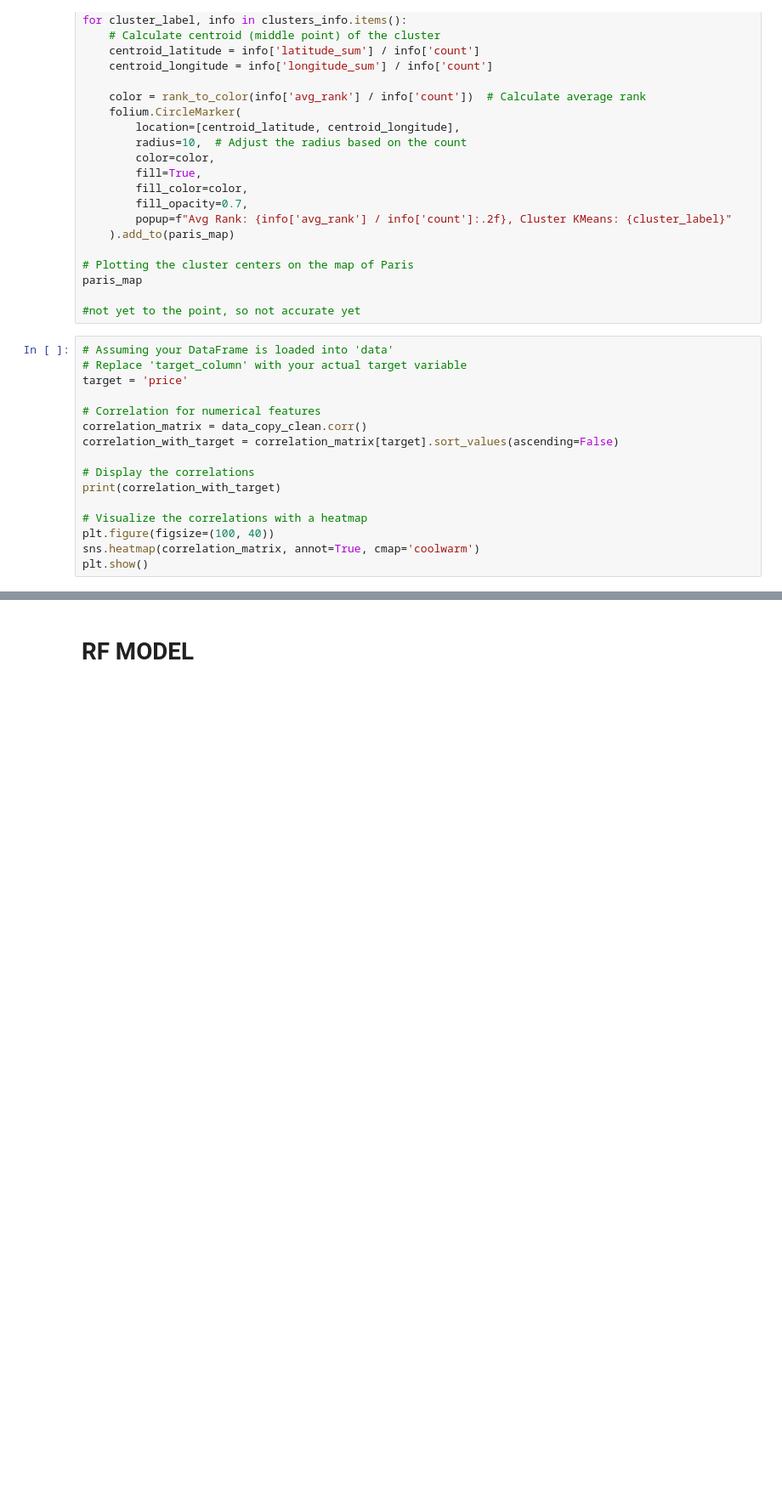
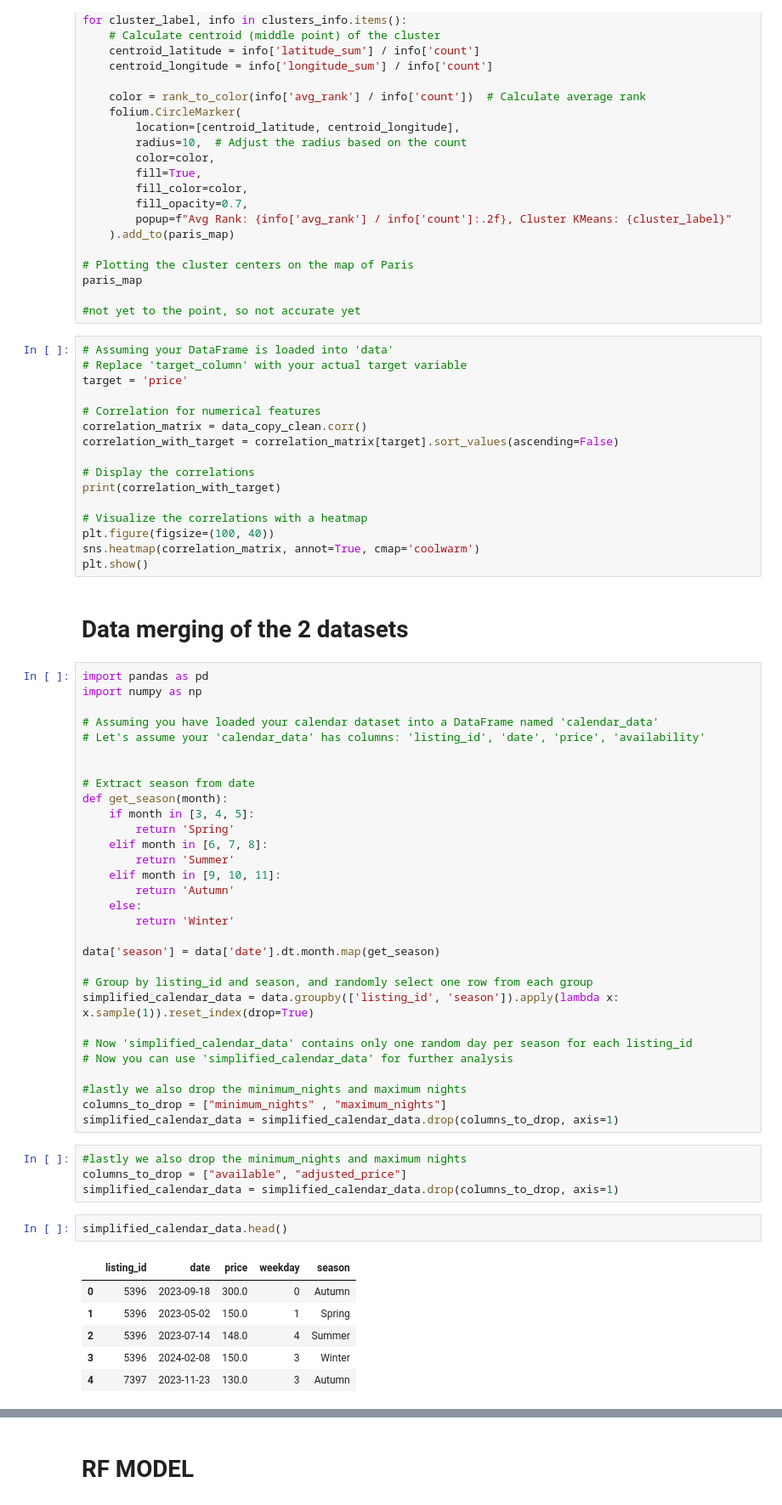
Before and after one commit to AntonSpeleers/Airbnb_Spatiotemporal_Analysis, a Jupyter notebook: main_notebook.ipynb, the cells around one changed output, grey strips where cells are left out. Shown at 85% size. Cells and saved outputs as stored; diff of their text form; blank space fills up the shorter version.

Commit message:
New dataset

```diff
--- a/main_notebook.ipynb
+++ b/main_notebook.ipynb
@@ -1298,3 +1249,48 @@ print(correlation_with_target)
 plt.figure(figsize=(100, 40))
 sns.heatmap(correlation_matrix, annot=True, cmap='coolwarm')
 plt.show()
+# %% [markdown]
+# Data merging of the 2 datasets
+# %%
+import pandas as pd
+import numpy as np
+
+# Assuming you have loaded your calendar dataset into a DataFrame named 'calendar_data'
+# Let's assume your 'calendar_data' has columns: 'listing_id', 'date', 'price', 'availability'
+
+
+# Extract season from date
+def get_season(month):
+    if month in [3, 4, 5]:
+        return 'Spring'
+    elif month in [6, 7, 8]:
+        return 'Summer'
+    elif month in [9, 10, 11]:
+        return 'Autumn'
+    else:
+        return 'Winter'
+
+data['season'] = data['date'].dt.month.map(get_season)
+
+# Group by listing_id and season, and randomly select one row from each group
+simplified_calendar_data = data.groupby(['listing_id', 'season']).apply(lambda x: x.sample(1)).reset_index(drop=True)
+
+# Now 'simplified_calendar_data' contains only one random day per season for each listing_id
+# Now you can use 'simplified_calendar_data' for further analysis
+
+#lastly we also drop the minimum_nights and maximum nights
+columns_to_drop = ["minimum_nights" , "maximum_nights"]
+simplified_calendar_data = simplified_calendar_data.drop(columns_to_drop, axis=1)
+# %%
+#lastly we also drop the minimum_nights and maximum nights
+columns_to_drop = ["available", "adjusted_price"]
+simplified_calendar_data = simplified_calendar_data.drop(columns_to_drop, axis=1)
+# %%
+simplified_calendar_data.head()
+# %% [output]
+|  | listing_id | date | price | weekday | season |
+| 0 | 5396 | 2023-09-18 | 300.0 | 0 | Autumn |
+| 1 | 5396 | 2023-05-02 | 150.0 | 1 | Spring |
+| 2 | 5396 | 2023-07-14 | 148.0 | 4 | Summer |
+| 3 | 5396 | 2024-02-08 | 150.0 | 3 | Winter |
+| 4 | 7397 | 2023-11-23 | 130.0 | 3 | Autumn |
```
Also changed, not shown: parts of 9 cells of this notebook.
